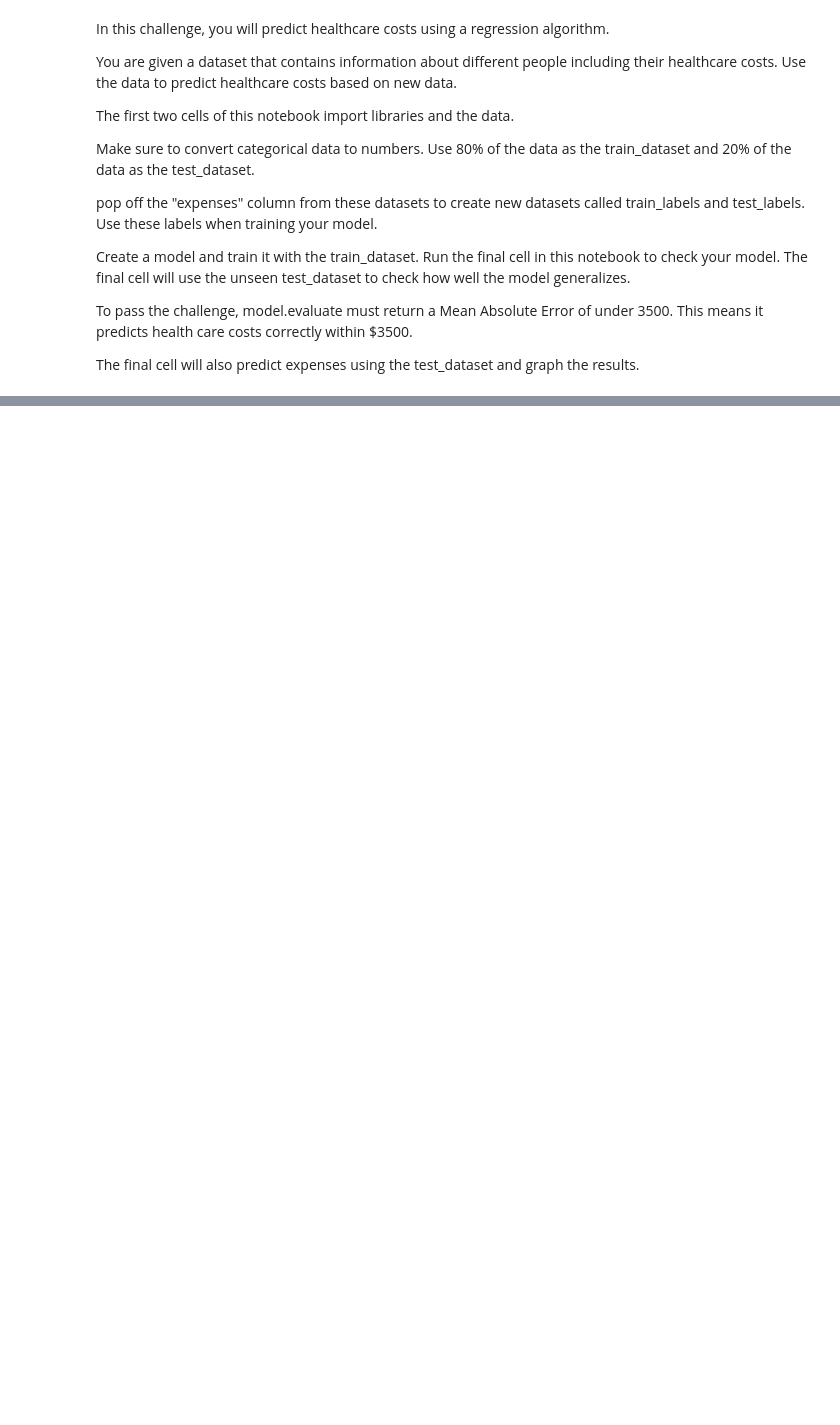
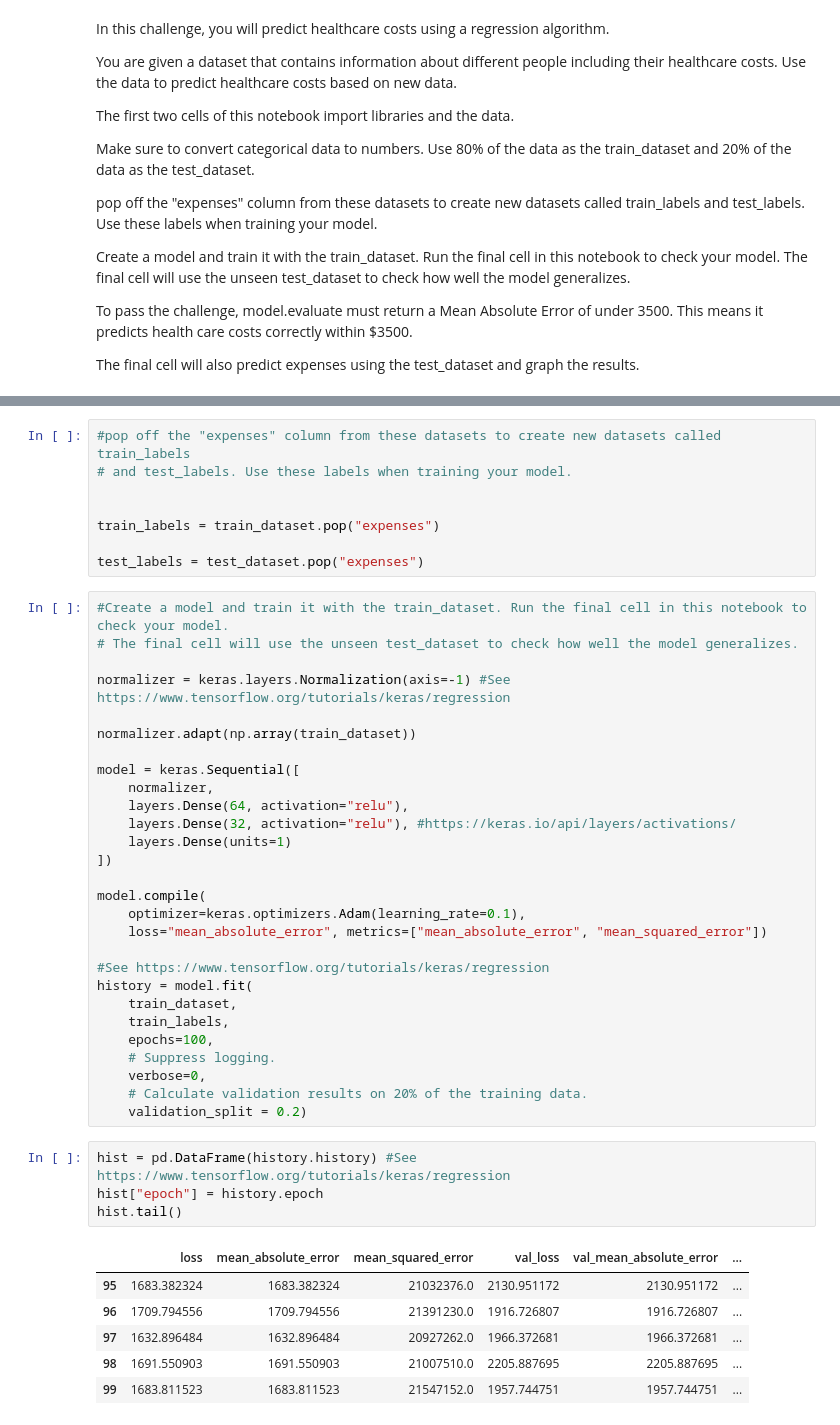
Before and after one commit to yenashel/fcc_predict_health_costs_with_regression, a Jupyter notebook: fcc_predict_health_costs_with_regression.ipynb, the cells around one changed output, grey strips where cells are left out. Cells and saved outputs as stored; diff of their text form; blank space fills up the shorter version.

Commit message:
finally working + readme file with attributions

```diff
--- a/fcc_predict_health_costs_with_regression.ipynb
+++ b/fcc_predict_health_costs_with_regression.ipynb
@@ -115,3 +111,50 @@ test length: 256
+# %%
+#pop off the "expenses" column from these datasets to create new datasets called train_labels
+# and test_labels. Use these labels when training your model.
+
+
+train_labels = train_dataset.pop("expenses")
+
+test_labels = test_dataset.pop("expenses")
+# %%
+#Create a model and train it with the train_dataset. Run the final cell in this notebook to check your model.
+# The final cell will use the unseen test_dataset to check how well the model generalizes.
+
+normalizer = keras.layers.Normalization(axis=-1) #See https://www.tensorflow.org/tutorials/keras/regression
+
+normalizer.adapt(np.array(train_dataset))
+
+model = keras.Sequential([
+    normalizer,
+    layers.Dense(64, activation="relu"),
+    layers.Dense(32, activation="relu"), #https://keras.io/api/layers/activations/
+    layers.Dense(units=1)
+])
+
+model.compile(
+    optimizer=keras.optimizers.Adam(learning_rate=0.1),
+    loss="mean_absolute_error", metrics=["mean_absolute_error", "mean_squared_error"])
+
+#See https://www.tensorflow.org/tutorials/keras/regression
+history = model.fit(
+    train_dataset,
+    train_labels,
+    epochs=100,
+    # Suppress logging.
+    verbose=0,
+    # Calculate validation results on 20% of the training data.
+    validation_split = 0.2)
+# %%
+hist = pd.DataFrame(history.history) #See https://www.tensorflow.org/tutorials/keras/regression
+hist["epoch"] = history.epoch
+hist.tail()
+# %% [output]
+|  | loss | mean_absolute_error | mean_squared_error | val_loss | val_mean_absolute_error | ... |
+| 95 | 1683.382324 | 1683.382324 | 21032376.0 | 2130.951172 | 2130.951172 | ... |
+| 96 | 1709.794556 | 1709.794556 | 21391230.0 | 1916.726807 | 1916.726807 | ... |
+| 97 | 1632.896484 | 1632.896484 | 20927262.0 | 1966.372681 | 1966.372681 | ... |
+| 98 | 1691.550903 | 1691.550903 | 21007510.0 | 2205.887695 | 2205.887695 | ... |
+| 99 | 1683.811523 | 1683.811523 | 21547152.0 | 1957.744751 | 1957.744751 | ... |
 # %%
 # RUN THIS CELL TO TEST YOUR MODEL. DO NOT MODIFY CONTENTS.
 # Test model by checking how well the model generalizes using the test set.
```
Also changed, not shown: parts of 5 cells of this notebook, 1 other file.
